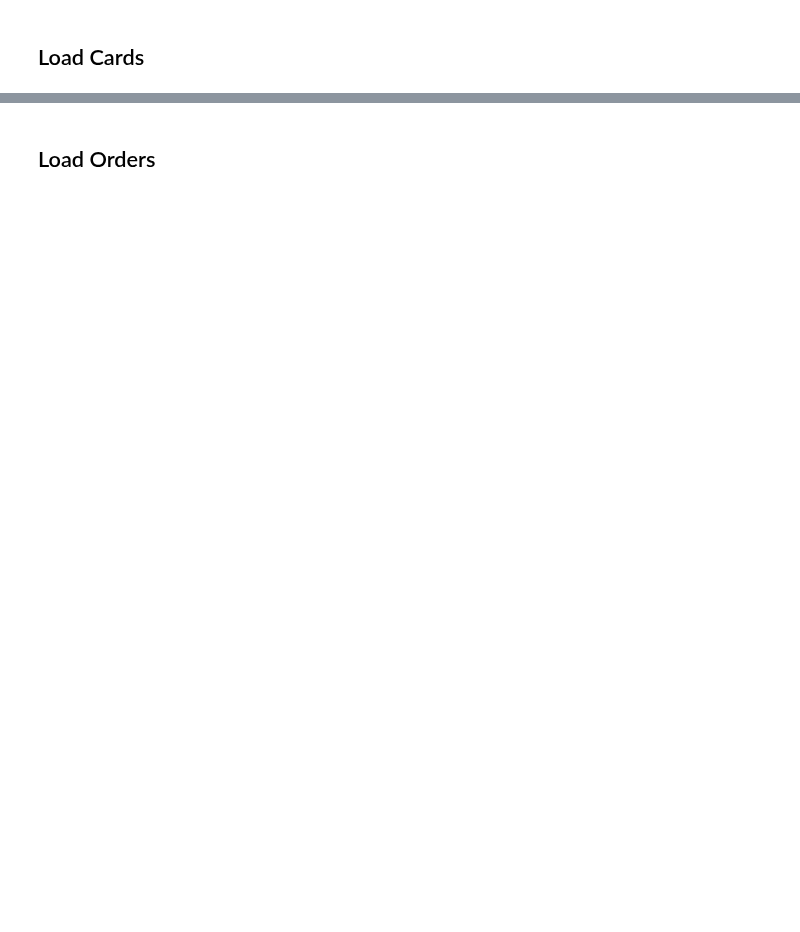
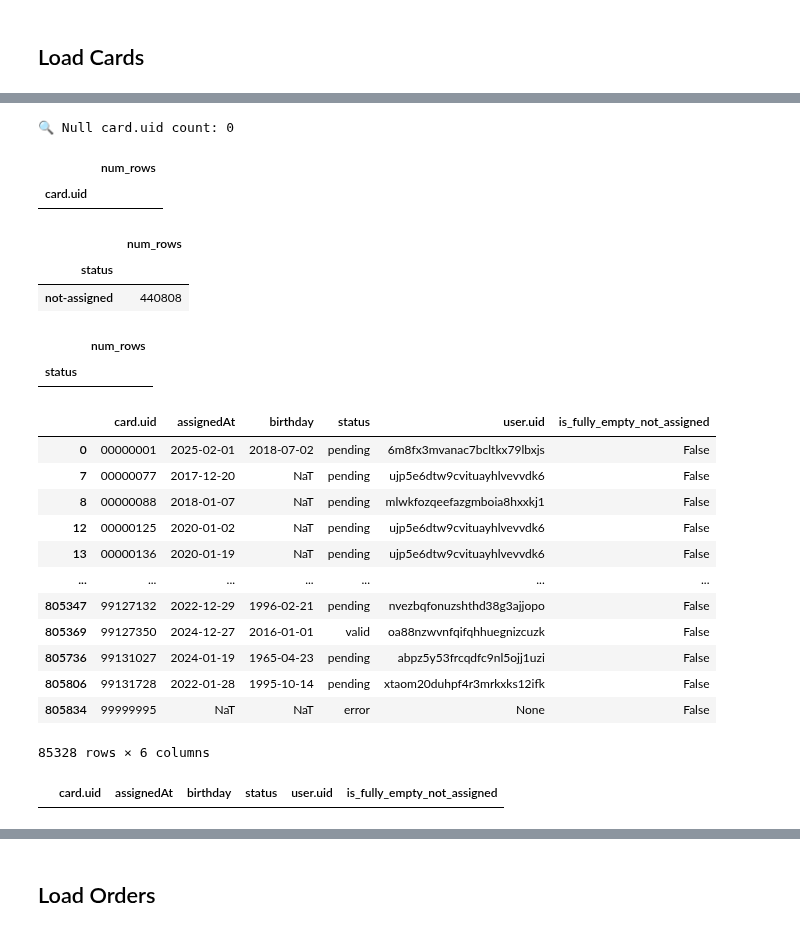
Before and after one commit to simon-sazonov/Marketing-Analytics, a Jupyter notebook: notebooks/01_read_data.ipynb, the cells around one changed output, grey strips where cells are left out. Drawn from its saved outputs; the diff is of its cells as text; code cells hidden in the pictures; blank space fills up the shorter version.

```diff
--- a/notebooks/01_read_data.ipynb
+++ b/notebooks/01_read_data.ipynb
@@ -337,0 +459,77 @@ cards_df = ...
+# %%
+cards_df.drop_duplicates(inplace=True)
+# Check PK validity after deleting
+print("🔍 Null card.uid count:", cards_df['card.uid'].isnull().sum())
+display(
+    cards_df
+    .assign(aux=1)
+    .groupby('card.uid')
+    .agg(num_rows=('aux', 'count'))
+    .loc[lambda tbl: tbl['num_rows'] > 1]
+)
+# %% [output]
+🔍 Null card.uid count: 0
+|  | num_rows |
+| card.uid |  |
+# %%
+cards_df['is_fully_empty_not_assigned'] = (
+    (cards_df['status'] == 'not-assigned') &
+    (cards_df['user.uid'].replace('', pd.NA).isna()) &
+    (cards_df['assignedAt'].isna()) &
+    (cards_df['birthday'].isna())
+)
+
+#Group and display as a summary table
+display(
+    cards_df
+    .loc[cards_df['is_fully_empty_not_assigned']]
+    .assign(aux=1)
+    .groupby('status')
+    .agg(num_rows=('aux', 'sum'))
+)
+# %% [output]
+|  | num_rows |
+| status |  |
+| not-assigned | 440808 |
+# %%
+cards_df = cards_df.loc[~cards_df['is_fully_empty_not_assigned']].copy()
+display(
+    cards_df
+    .loc[cards_df['is_fully_empty_not_assigned']]
+    .assign(aux=1)
+    .groupby('status')
+    .agg(num_rows=('aux', 'sum'))
+)
+# %% [output]
+|  | num_rows |
+| status |  |
+# %%
+# Find invalid user.uids in cards_df not present in users_df
+invalid_user_uids = cards_df[~cards_df['user.uid'].isin(users_df['user.uid'])]
+
+# Show the invalid records
+display(invalid_user_uids)
+# %% [output]
+|  | card.uid | assignedAt | birthday | status | user.uid | is_fully_empty_not_assigned |
+| 0 | 00000001 | 2025-02-01 | 2018-07-02 | pending | 6m8fx3mvanac7bcltkx79lbxjs | False |
+| 7 | 00000077 | 2017-12-20 | NaT | pending | ujp5e6dtw9cvituayhlvevvdk6 | False |
+| 8 | 00000088 | 2018-01-07 | NaT | pending | mlwkfozqeefazgmboia8hxxkj1 | False |
+| 12 | 00000125 | 2020-01-02 | NaT | pending | ujp5e6dtw9cvituayhlvevvdk6 | False |
+| 13 | 00000136 | 2020-01-19 | NaT | pending | ujp5e6dtw9cvituayhlvevvdk6 | False |
+| ... | ... | ... | ... | ... | ... | ... |
+| 805347 | 99127132 | 2022-12-29 | 1996-02-21 | pending | nvezbqfonuzshthd38g3ajjopo | False |
+| 805369 | 99127350 | 2024-12-27 | 2016-01-01 | valid | oa88nzwvnfqifqhhuegnizcuzk | False |
+| 805736 | 99131027 | 2024-01-19 | 1965-04-23 | pending | abpz5y53frcqdfc9nl5ojj1uzi | False |
+| 805806 | 99131728 | 2022-01-28 | 1995-10-14 | pending | xtaom20duhpf4r3mrkxks12ifk | False |
+| 805834 | 99999995 | NaT | NaT | error | None | False |
+85328 rows × 6 columns
+# %%
+# Drop rows with invalid user.uid
+cards_df = cards_df.loc[cards_df['user.uid'].isin(users_df['user.uid'])].copy()
+
+# Check again - should be empty now
+invalid_user_uids = cards_df[~cards_df['user.uid'].isin(users_df['user.uid'])]
+
+display(invalid_user_uids)
+# %% [output]
+|  | card.uid | assignedAt | birthday | status | user.uid | is_fully_empty_not_assigned |
```
Also changed, not shown: parts of 27 cells of this notebook, 4 other files.
